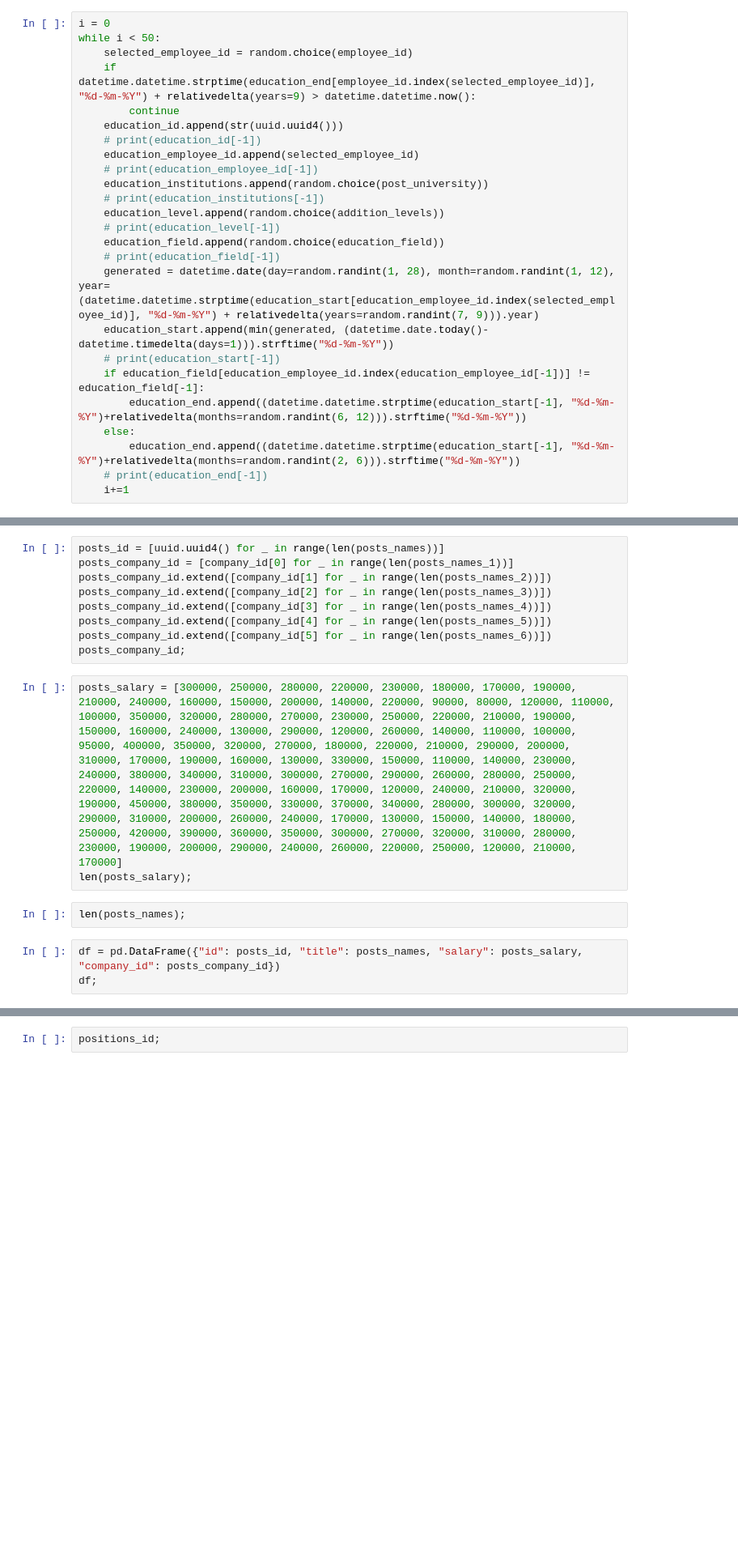
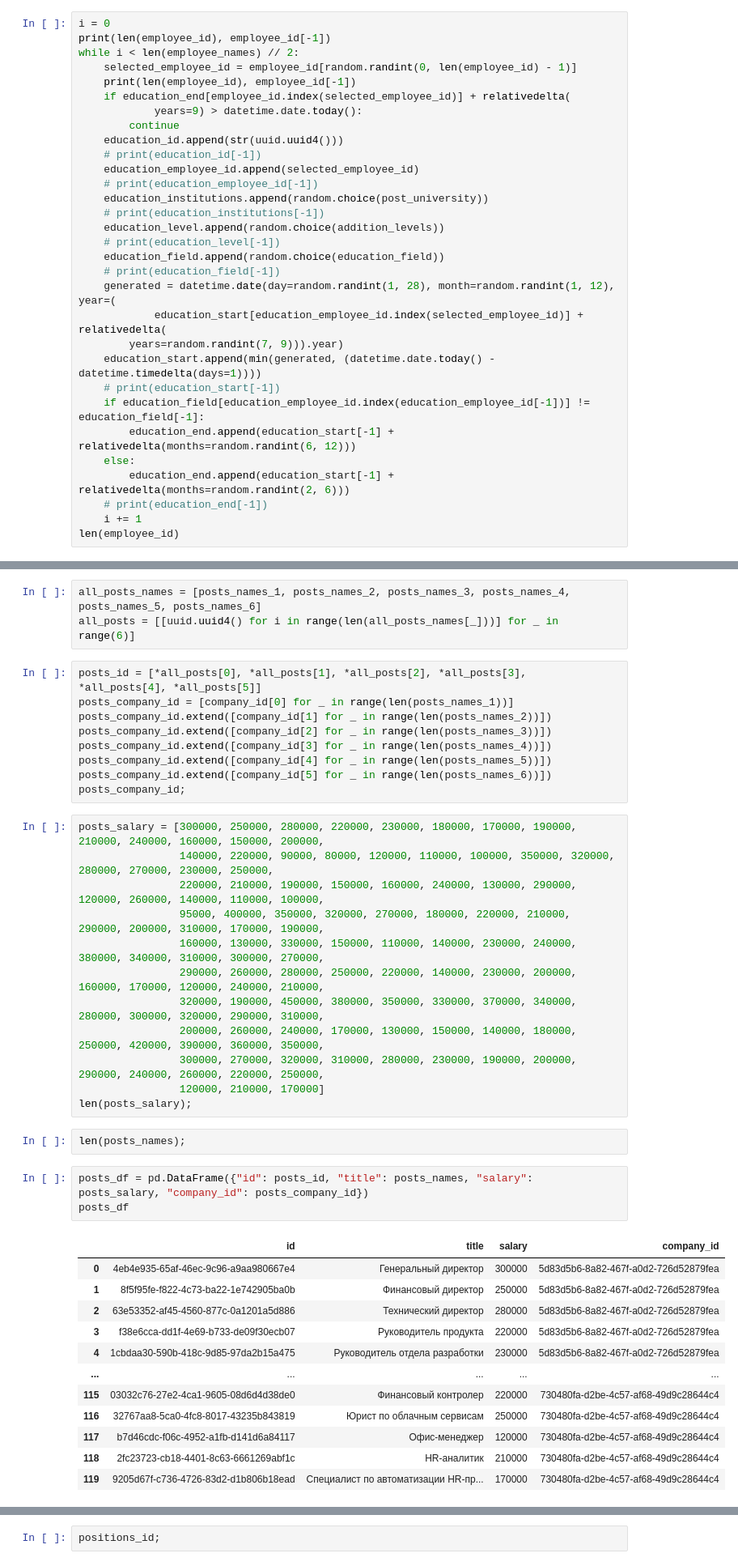
Before and after one commit to PajiloyLis/BMSTU-DB-CP, a Jupyter notebook: src/data_create.ipynb, the cells around one changed output, grey strips where cells are left out. Shown at 81% size. Cells and saved outputs as stored; diff of their text form; blank space fills up the shorter version.

```diff
--- a/src/data_create.ipynb
+++ b/src/data_create.ipynb
@@ -89,8 +208,11 @@ education_end;
 # %%
 i = 0
-while i < 50:
-    selected_employee_id = random.choice(employee_id)
-    if datetime.datetime.strptime(education_end[employee_id.index(selected_employee_id)], "%d-%m-%Y") + relativedelta(years=9) > datetime.datetime.now():
+print(len(employee_id), employee_id[-1])
+while i < len(employee_names) // 2:
+    selected_employee_id = employee_id[random.randint(0, len(employee_id) - 1)]
+    print(len(employee_id), employee_id[-1])
+    if education_end[employee_id.index(selected_employee_id)] + relativedelta(
+            years=9) > datetime.date.today():
         continue
     education_id.append(str(uuid.uuid4()))
     # print(education_id[-1])
@@ -102,12 +224,15 @@ while i < 50:
     # print(education_level[-1])
     education_field.append(random.choice(education_field))
     # print(education_field[-1])
-    generated = datetime.date(day=random.randint(1, 28), month=random.randint(1, 12), year=(datetime.datetime.strptime(education_start[education_employee_id.index(selected_employee_id)], "%d-%m-%Y") + relativedelta(years=random.randint(7, 9))).year)
-    education_start.append(min(generated, (datetime.date.today()-datetime.timedelta(days=1))).strftime("%d-%m-%Y"))
+    generated = datetime.date(day=random.randint(1, 28), month=random.randint(1, 12), year=(
+            education_start[education_employee_id.index(selected_employee_id)] + relativedelta(
+        years=random.randint(7, 9))).year)
+    education_start.append(min(generated, (datetime.date.today() - datetime.timedelta(days=1))))
     # print(education_start[-1])
     if education_field[education_employee_id.index(education_employee_id[-1])] != education_field[-1]:
-        education_end.append((datetime.datetime.strptime(education_start[-1], "%d-%m-%Y")+relativedelta(months=random.randint(6, 12))).strftime("%d-%m-%Y"))
+        education_end.append(education_start[-1] + relativedelta(months=random.randint(6, 12)))
     else:
-        education_end.append((datetime.datetime.strptime(education_start[-1], "%d-%m-%Y")+relativedelta(months=random.randint(2, 6))).strftime("%d-%m-%Y"))
+        education_end.append(education_start[-1] + relativedelta(months=random.randint(2, 6)))
     # print(education_end[-1])
-    i+=1
+    i += 1
+len(employee_id)
@@ -164,8 +352,11 @@ posts_names.extend(posts_names_4)
 posts_names.extend(posts_names_5)
 posts_names.extend(posts_names_6)
 posts_names;
+# %%
+all_posts_names = [posts_names_1, posts_names_2, posts_names_3, posts_names_4, posts_names_5, posts_names_6]
+all_posts = [[uuid.uuid4() for i in range(len(all_posts_names[_]))] for _ in range(6)]
 # %%
-posts_id = [uuid.uuid4() for _ in range(len(posts_names))]
+posts_id = [*all_posts[0], *all_posts[1], *all_posts[2], *all_posts[3], *all_posts[4], *all_posts[5]]
 posts_company_id = [company_id[0] for _ in range(len(posts_names_1))]
 posts_company_id.extend([company_id[1] for _ in range(len(posts_names_2))])
 posts_company_id.extend([company_id[2] for _ in range(len(posts_names_3))])
@@ -174,10 +365,32 @@ posts_company_id.extend([company_id[4] for _ in range(len(posts_names_5))])
 posts_company_id.extend([company_id[5] for _ in range(len(posts_names_6))])
 posts_company_id;
 # %%
-posts_salary = [300000, 250000, 280000, 220000, 230000, 180000, 170000, 190000, 210000, 240000, 160000, 150000, 200000, 140000, 220000, 90000, 80000, 120000, 110000, 100000, 350000, 320000, 280000, 270000, 230000, 250000, 220000, 210000, 190000, 150000, 160000, 240000, 130000, 290000, 120000, 260000, 140000, 110000, 100000, 95000, 400000, 350000, 320000, 270000, 180000, 220000, 210000, 290000, 200000, 310000, 170000, 190000, 160000, 130000, 330000, 150000, 110000, 140000, 230000, 240000, 380000, 340000, 310000, 300000, 270000, 290000, 260000, 280000, 250000, 220000, 140000, 230000, 200000, 160000, 170000, 120000, 240000, 210000, 320000, 190000, 450000, 380000, 350000, 330000, 370000, 340000, 280000, 300000, 320000, 290000, 310000, 200000, 260000, 240000, 170000, 130000, 150000, 140000, 180000, 250000, 420000, 390000, 360000, 350000, 300000, 270000, 320000, 310000, 280000, 230000, 190000, 200000, 290000, 240000, 260000, 220000, 250000, 120000, 210000, 170000]
+posts_salary = [300000, 250000, 280000, 220000, 230000, 180000, 170000, 190000, 210000, 240000, 160000, 150000, 200000,
+                140000, 220000, 90000, 80000, 120000, 110000, 100000, 350000, 320000, 280000, 270000, 230000, 250000,
+                220000, 210000, 190000, 150000, 160000, 240000, 130000, 290000, 120000, 260000, 140000, 110000, 100000,
+                95000, 400000, 350000, 320000, 270000, 180000, 220000, 210000, 290000, 200000, 310000, 170000, 190000,
+                160000, 130000, 330000, 150000, 110000, 140000, 230000, 240000, 380000, 340000, 310000, 300000, 270000,
+                290000, 260000, 280000, 250000, 220000, 140000, 230000, 200000, 160000, 170000, 120000, 240000, 210000,
+                320000, 190000, 450000, 380000, 350000, 330000, 370000, 340000, 280000, 300000, 320000, 290000, 310000,
+                200000, 260000, 240000, 170000, 130000, 150000, 140000, 180000, 250000, 420000, 390000, 360000, 350000,
+                300000, 270000, 320000, 310000, 280000, 230000, 190000, 200000, 290000, 240000, 260000, 220000, 250000,
+                120000, 210000, 170000]
 len(posts_salary);
 # %%
 len(posts_names);
 # %%
-df = pd.DataFrame({"id": posts_id, "title": posts_names, "salary": posts_salary, "company_id": posts_company_id})
-df;
+posts_df = pd.DataFrame({"id": posts_id, "title": posts_names, "salary": posts_salary, "company_id": posts_company_id})
+posts_df
+# %% [output]
+|  | id | title | salary | company_id |
+| 0 | 4eb4e935-65af-46ec-9c96-a9aa980667e4 | Генеральный директор | 300000 | 5d83d5b6-8a82-467f-a0d2-726d52879fea |
+| 1 | 8f5f95fe-f822-4c73-ba22-1e742905ba0b | Финансовый директор | 250000 | 5d83d5b6-8a82-467f-a0d2-726d52879fea |
+| 2 | 63e53352-af45-4560-877c-0a1201a5d886 | Технический директор | 280000 | 5d83d5b6-8a82-467f-a0d2-726d52879fea |
+| 3 | f38e6cca-dd1f-4e69-b733-de09f30ecb07 | Руководитель продукта | 220000 | 5d83d5b6-8a82-467f-a0d2-726d52879fea |
+| 4 | 1cbdaa30-590b-418c-9d85-97da2b15a475 | Руководитель отдела разработки | 230000 | 5d83d5b6-8a82-467f-a0d2-726d52879fea |
+| ... | ... | ... | ... | ... |
+| 115 | 03032c76-27e2-4ca1-9605-08d6d4d38de0 | Финансовый контролер | 220000 | 730480fa-d2be-4c57-af68-49d9c28644c4 |
+| 116 | 32767aa8-5ca0-4fc8-8017-43235b843819 | Юрист по облачным сервисам | 250000 | 730480fa-d2be-4c57-af68-49d9c28644c4 |
+| 117 | b7d46cdc-f06c-4952-a1fb-d141d6a84117 | Офис-менеджер | 120000 | 730480fa-d2be-4c57-af68-49d9c28644c4 |
+| 118 | 2fc23723-cb18-4401-8c63-6661269abf1c | HR-аналитик | 210000 | 730480fa-d2be-4c57-af68-49d9c28644c4 |
+| 119 | 9205d67f-c736-4726-83d2-d1b806b18ead | Специалист по автоматизации HR-пр... | 170000 | 730480fa-d2be-4c57-af68-49d9c28644c4 |
```
Also changed, not shown: parts of 75 cells of this notebook, 14 other files.
